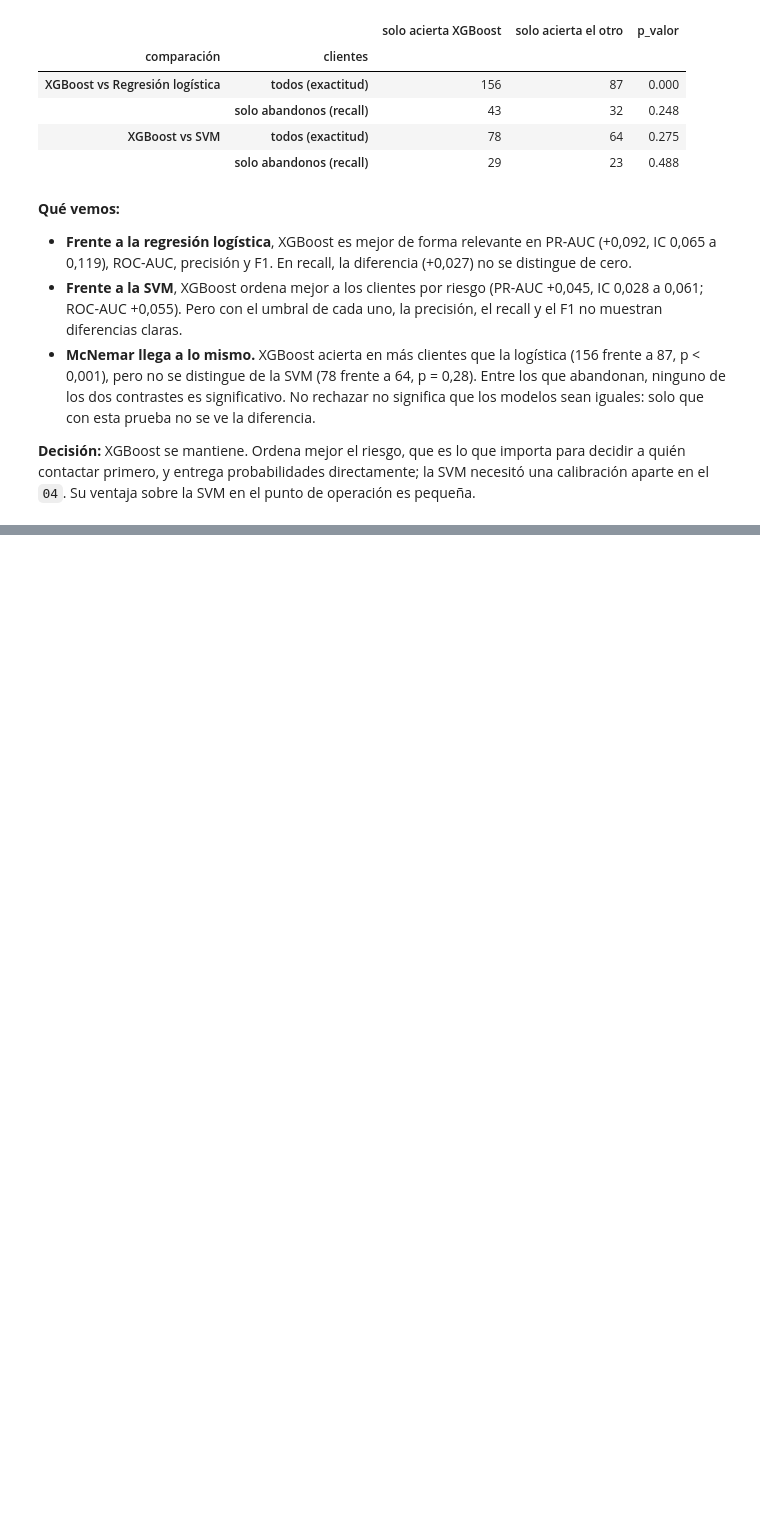
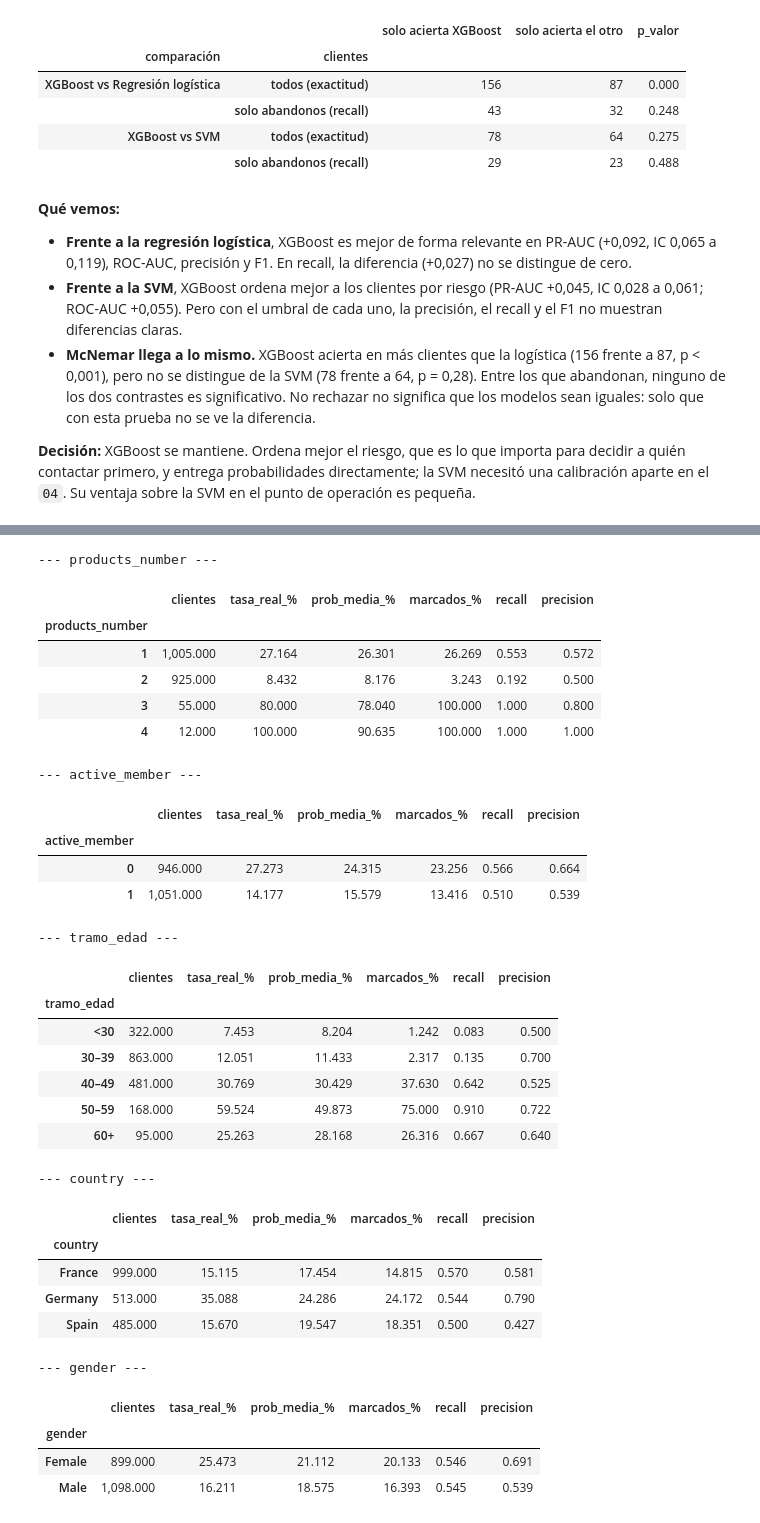
Before and after one commit to Danielfts/MINE-ciencia-de-datos, a Jupyter notebook: Taller 2/notebooks/05_evaluacion.ipynb, the cells around one changed output, grey strips where cells are left out. Cells and saved outputs as stored; diff of their text form; code cells hidden in the pictures; blank space fills up the shorter version.

```diff
--- a/Taller 2/notebooks/05_evaluacion.ipynb
+++ b/Taller 2/notebooks/05_evaluacion.ipynb
@@ -385,0 +450,50 @@ SVM en el punto de operación es pequeña.
+# %%
+pred_el = (prob_test[ELEGIDO] >= UMBRALES[ELEGIDO]).astype(int)
+seg = df.loc[es_prueba, ['products_number', 'active_member', 'age', 'country', 'gender']].copy()
+seg['tramo_edad'] = pd.cut(seg['age'], [0, 30, 40, 50, 60, 120], right=False,
+                           labels=['<30', '30–39', '40–49', '50–59', '60+'])
+seg['real'], seg['pred'], seg['prob'] = yt, pred_el, prob_test[ELEGIDO]
+
+def resumen_grupo(g):
+    vp = ((g.real == 1) & (g.pred == 1)).sum()
+    return pd.Series({'clientes': len(g), 'tasa_real_%': g.real.mean() * 100, 'prob_media_%': g.prob.mean() * 100,
+                      'marcados_%': g.pred.mean() * 100,
+                      'recall': vp / g.real.sum() if g.real.sum() else np.nan,
+                      'precision': vp / g.pred.sum() if g.pred.sum() else np.nan})
+
+tablas_seg = {}
+for col in ['products_number', 'active_member', 'tramo_edad', 'country', 'gender']:
+    tablas_seg[col] = seg.groupby(col, observed=True).apply(resumen_grupo, include_groups=False)
+    print(f'--- {col} ---'); display(tablas_seg[col])
+# %% [output]
+--- products_number ---
+|  | clientes | tasa_real_% | prob_media_% | marcados_% | recall | precision |
+| products_number |  |  |  |  |  |  |
+| 1 | 1,005.000 | 27.164 | 26.301 | 26.269 | 0.553 | 0.572 |
+| 2 | 925.000 | 8.432 | 8.176 | 3.243 | 0.192 | 0.500 |
+| 3 | 55.000 | 80.000 | 78.040 | 100.000 | 1.000 | 0.800 |
+| 4 | 12.000 | 100.000 | 90.635 | 100.000 | 1.000 | 1.000 |
+--- active_member ---
+|  | clientes | tasa_real_% | prob_media_% | marcados_% | recall | precision |
+| active_member |  |  |  |  |  |  |
+| 0 | 946.000 | 27.273 | 24.315 | 23.256 | 0.566 | 0.664 |
+| 1 | 1,051.000 | 14.177 | 15.579 | 13.416 | 0.510 | 0.539 |
+--- tramo_edad ---
+|  | clientes | tasa_real_% | prob_media_% | marcados_% | recall | precision |
+| tramo_edad |  |  |  |  |  |  |
+| <30 | 322.000 | 7.453 | 8.204 | 1.242 | 0.083 | 0.500 |
+| 30–39 | 863.000 | 12.051 | 11.433 | 2.317 | 0.135 | 0.700 |
+| 40–49 | 481.000 | 30.769 | 30.429 | 37.630 | 0.642 | 0.525 |
+| 50–59 | 168.000 | 59.524 | 49.873 | 75.000 | 0.910 | 0.722 |
+| 60+ | 95.000 | 25.263 | 28.168 | 26.316 | 0.667 | 0.640 |
+--- country ---
+|  | clientes | tasa_real_% | prob_media_% | marcados_% | recall | precision |
+| country |  |  |  |  |  |  |
+| France | 999.000 | 15.115 | 17.454 | 14.815 | 0.570 | 0.581 |
+| Germany | 513.000 | 35.088 | 24.286 | 24.172 | 0.544 | 0.790 |
+| Spain | 485.000 | 15.670 | 19.547 | 18.351 | 0.500 | 0.427 |
+--- gender ---
+|  | clientes | tasa_real_% | prob_media_% | marcados_% | recall | precision |
+| gender |  |  |  |  |  |  |
+| Female | 899.000 | 25.473 | 21.112 | 20.133 | 0.546 | 0.691 |
+| Male | 1,098.000 | 16.211 | 18.575 | 16.393 | 0.545 | 0.539 |
```
Also changed, not shown: parts of 12 cells of this notebook, 1 other file.
